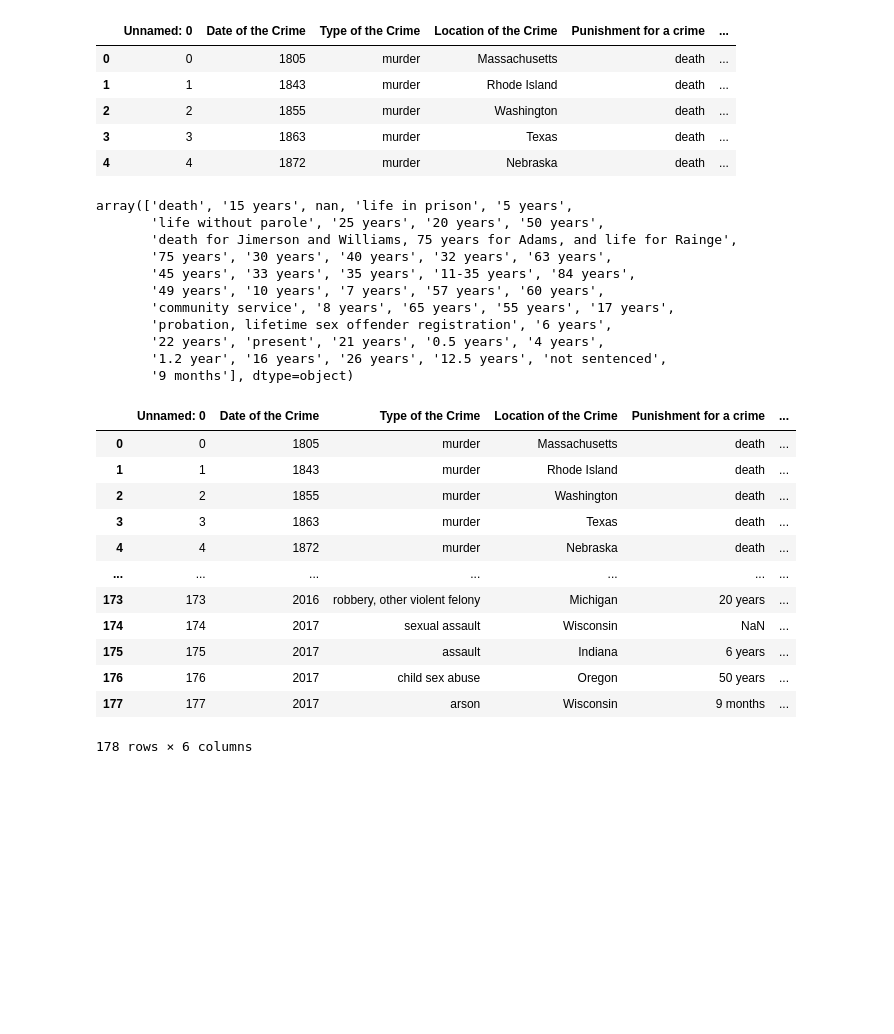
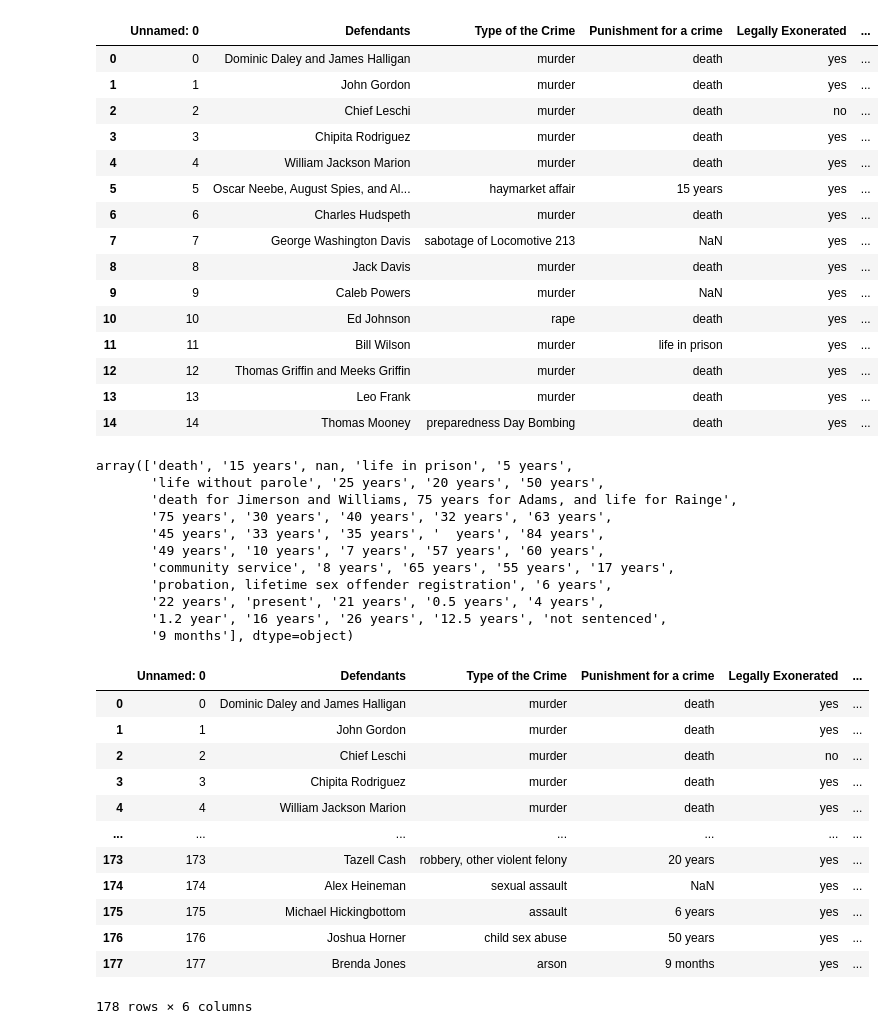
Before and after one commit to topi768/FEFU, a Jupyter notebook: ML/4/1.ipynb, the cells around one changed output. Drawn from its saved outputs; the diff is of its cells as text; code cells hidden in the pictures; blank space fills up the shorter version.

```diff
--- a/ML/4/1.ipynb
+++ b/ML/4/1.ipynb
@@ -3,15 +19,27 @@ import pandas as pd
 # %%
 df = pd.read_csv('Wrongful Convictions in the United States.csv')
 # %%
-df = df.drop(columns=['Defendants', 'Legally Exonerated'], axis=1)
-df.head(5)
+# df = df.drop(columns=['Defendants', 'Legally Exonerated'], axis=1)
+df = df.drop(columns=['Location of the Crime', 'Date of the Crime'], axis=1)
+
+df.head(15)
 # %% [output]
-|  | Unnamed: 0 | Date of the Crime | Type of the Crime | Location of the Crime | Punishment for a crime | ... |
-| 0 | 0 | 1805 | murder | Massachusetts | death | ... |
-| 1 | 1 | 1843 | murder | Rhode Island | death | ... |
-| 2 | 2 | 1855 | murder | Washington | death | ... |
-| 3 | 3 | 1863 | murder | Texas | death | ... |
-| 4 | 4 | 1872 | murder | Nebraska | death | ... |
+|  | Unnamed: 0 | Defendants | Type of the Crime | Punishment for a crime | Legally Exonerated | ... |
+| 0 | 0 | Dominic Daley and James Halligan | murder | death | yes | ... |
+| 1 | 1 | John Gordon | murder | death | yes | ... |
+| 2 | 2 | Chief Leschi | murder | death | no | ... |
+| 3 | 3 | Chipita Rodriguez | murder | death | yes | ... |
+| 4 | 4 | William Jackson Marion | murder | death | yes | ... |
+| 5 | 5 | Oscar Neebe, August Spies, and Al... | haymarket affair | 15 years | yes | ... |
+| 6 | 6 | Charles Hudspeth | murder | death | yes | ... |
+| 7 | 7 | George Washington Davis | sabotage of Locomotive 213 | NaN | yes | ... |
+| 8 | 8 | Jack Davis | murder | death | yes | ... |
+| 9 | 9 | Caleb Powers | murder | NaN | yes | ... |
+| 10 | 10 | Ed Johnson | rape | death | yes | ... |
+| 11 | 11 | Bill Wilson | murder | life in prison | yes | ... |
+| 12 | 12 | Thomas Griffin and Meeks Griffin | murder | death | yes | ... |
+| 13 | 13 | Leo Frank | murder | death | yes | ... |
+| 14 | 14 | Thomas Mooney | preparedness Day Bombing | death | yes | ... |
 # %%
 df['Punishment for a crime'].unique()
 # %% [output]
@@ -19,7 +47,7 @@ array(['death', '15 years', nan, 'life in prison', '5 years',
        'life without parole', '25 years', '20 years', '50 years',
        'death for Jimerson and Williams, 75 years for Adams, and life for Rainge',
        '75 years', '30 years', '40 years', '32 years', '63 years',
-       '45 years', '33 years', '35 years', '11-35 years', '84 years',
+       '45 years', '33 years', '35 years', '  years', '84 years',
        '49 years', '10 years', '7 years', '57 years', '60 years',
        'community service', '8 years', '65 years', '55 years', '17 years',
        'probation, lifetime sex offender registration', '6 years',
@@ -29,18 +57,18 @@ array(['death', '15 years', nan, 'life in prison', '5 years',
 # %%
 df
 # %% [output]
-|  | Unnamed: 0 | Date of the Crime | Type of the Crime | Location of the Crime | Punishment for a crime | ... |
-| 0 | 0 | 1805 | murder | Massachusetts | death | ... |
-| 1 | 1 | 1843 | murder | Rhode Island | death | ... |
-| 2 | 2 | 1855 | murder | Washington | death | ... |
-| 3 | 3 | 1863 | murder | Texas | death | ... |
-| 4 | 4 | 1872 | murder | Nebraska | death | ... |
+|  | Unnamed: 0 | Defendants | Type of the Crime | Punishment for a crime | Legally Exonerated | ... |
+| 0 | 0 | Dominic Daley and James Halligan | murder | death | yes | ... |
+| 1 | 1 | John Gordon | murder | death | yes | ... |
+| 2 | 2 | Chief Leschi | murder | death | no | ... |
+| 3 | 3 | Chipita Rodriguez | murder | death | yes | ... |
+| 4 | 4 | William Jackson Marion | murder | death | yes | ... |
 | ... | ... | ... | ... | ... | ... | ... |
-| 173 | 173 | 2016 | robbery, other violent felony | Michigan | 20 years | ... |
-| 174 | 174 | 2017 | sexual assault | Wisconsin | NaN | ... |
-| 175 | 175 | 2017 | assault | Indiana | 6 years | ... |
-| 176 | 176 | 2017 | child sex abuse | Oregon | 50 years | ... |
-| 177 | 177 | 2017 | arson | Wisconsin | 9 months | ... |
+| 173 | 173 | Tazell Cash | robbery, other violent felony | 20 years | yes | ... |
+| 174 | 174 | Alex Heineman | sexual assault | NaN | yes | ... |
+| 175 | 175 | Michael Hickingbottom | assault | 6 years | yes | ... |
+| 176 | 176 | Joshua Horner | child sex abuse | 50 years | yes | ... |
+| 177 | 177 | Brenda Jones | arson | 9 months | yes | ... |
 178 rows × 6 columns
 # %%
 row = df.iloc[41]
```
Also changed, not shown: parts of 38 cells of this notebook, 2 other files.
